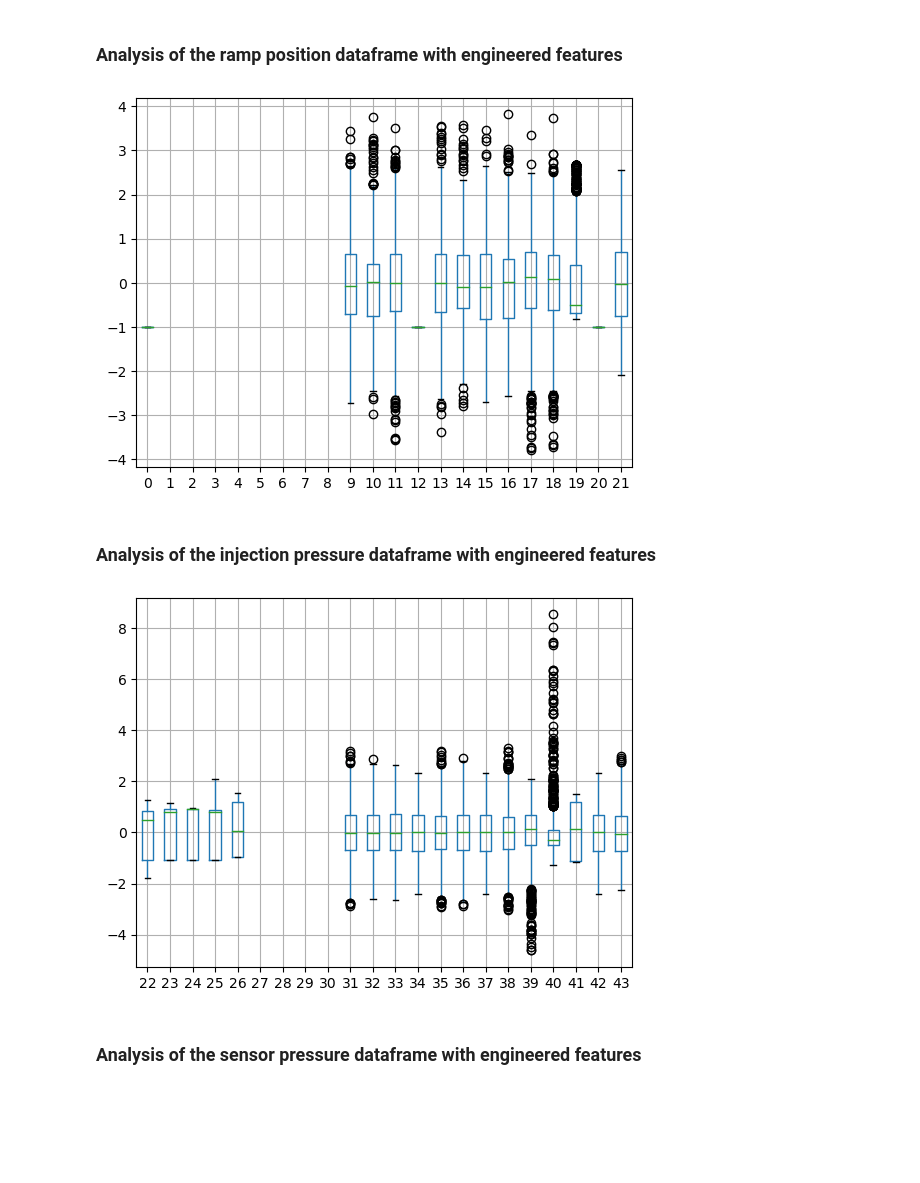
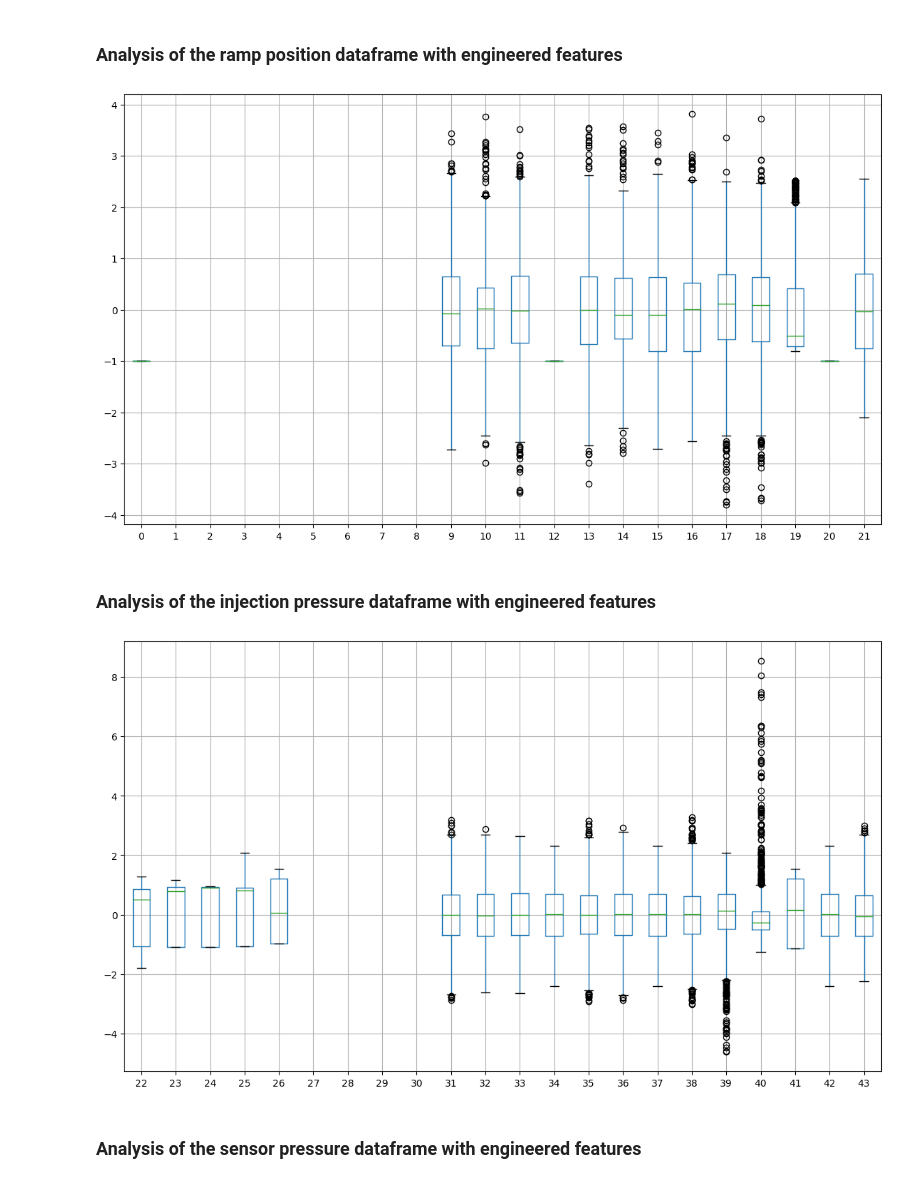
Before and after one commit to Alfredo-Vargas/ai4im, a Jupyter notebook: data/simulated/ai4im-fea.ipynb, the cells around one changed output. Saved outputs shown, nothing was run; the diff lists cells and outputs as text; code cells hidden in the pictures; blank space fills up the shorter version.

```diff
--- a/data/simulated/ai4im-fea.ipynb
+++ b/data/simulated/ai4im-fea.ipynb
@@ -99,18 +99,18 @@ full_data_df.dropna(axis=1).describe()  # we drop along the columns axis=1
 ### Analysis of the ramp position dataframe with engineered features
 # %%
 columns_given_0 = [i for i in range(22)]
-full_data_df.boxplot(column=columns_given_0)
+full_data_df.boxplot(column=columns_given_0, figsize=(14, 8))
 plt.show()
 # %% [output]
-[figure, old version]
+[figure, new version]
 # %% [markdown]
 ### Analysis of the injection pressure dataframe with engineered features
 # %%
 columns_given_1 = [i for i in range(22, 44)]
-full_data_df.boxplot(column=columns_given_1)
+full_data_df.boxplot(column=columns_given_1, figsize=(14, 8))
 plt.show()
 # %% [output]
-[figure, old version]
+[figure, new version]
 # %% [markdown]
 ### Analysis of the sensor pressure dataframe with engineered features
 # %%
```
Also changed, not shown: parts of 1 cell of this notebook, 1 other file.
